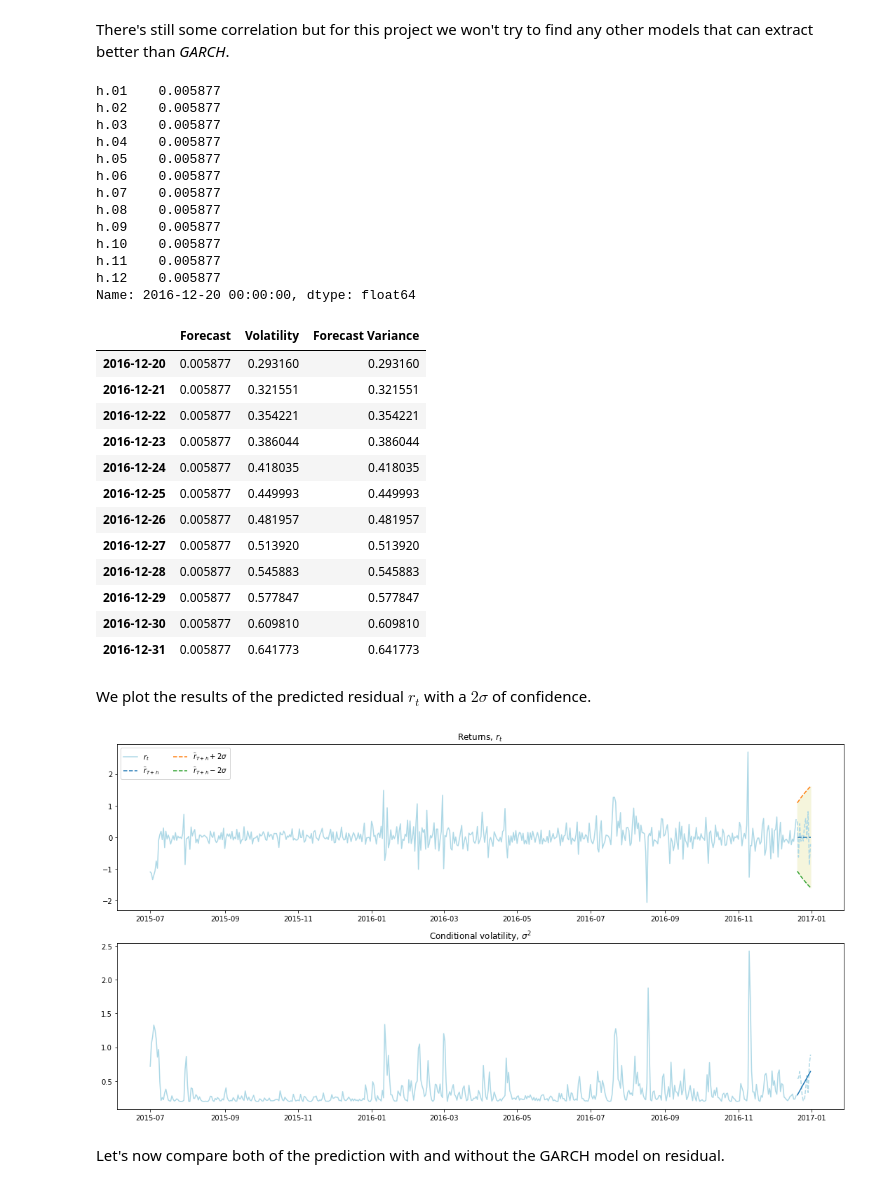
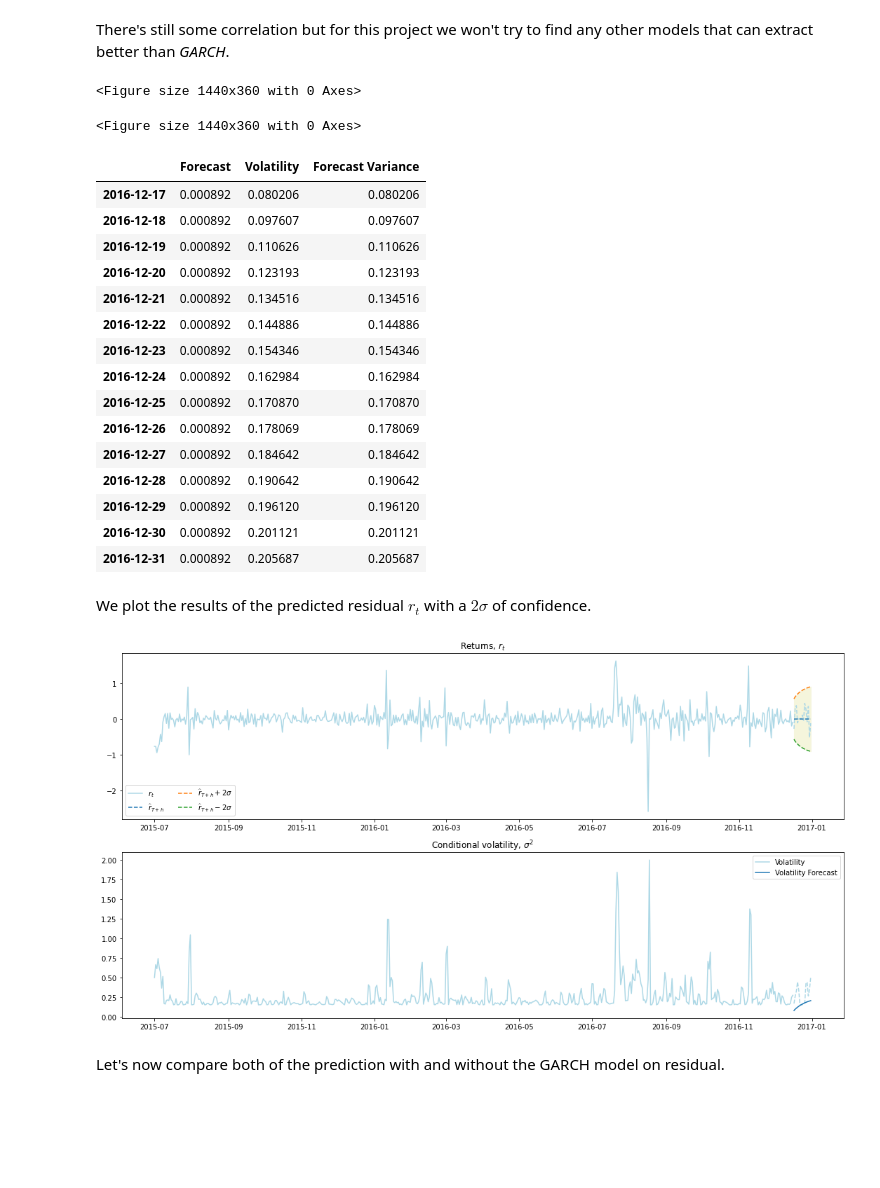
Before and after one commit to CamposCarvalhoC/web-traffic-forecast, a Jupyter notebook: simple_model.ipynb, the cells around one changed output. Saved outputs shown, nothing was run; the diff lists cells and outputs as text; code cells hidden in the pictures; blank space fills up the shorter version.

```diff
--- a/simple_model.ipynb
+++ b/simple_model.ipynb
@@ -410,7 +409,7 @@ There's now a correlation shown in both plots at $lag=1$.
 # %%
 # define model
 mdl_garch = arch.univariate.ConstantMean(resid)
-mdl_garch.volatility = arch.univariate.GARCH(2, 0, 2)
+mdl_garch.volatility = arch.univariate.GARCH(1, 0, 1)
 mdl_garch.distribution = arch.univariate.Normal()
 # %%
 # fit model
@@ -467,23 +475,14 @@ plt.show()
 # %% [markdown]
 There's still some correlation but for this project we won't try to find any other models that can extract better than *GARCH*.
 # %%
-STEP_AHEAD = 12
+STEP_AHEAD = 15
 mdl_forcs = mdl_garch_fit.forecast(start=series.index[-STEP_AHEAD],horizon = STEP_AHEAD,reindex=False)
 mdl_forcs.mean.iloc[0]
+
+plt.figure(figsize=(20,5))
 # %% [output]
-h.01    0.005877
-h.02    0.005877
-h.03    0.005877
-h.04    0.005877
-h.05    0.005877
-h.06    0.005877
-h.07    0.005877
-h.08    0.005877
-h.09    0.005877
-h.10    0.005877
-h.11    0.005877
-h.12    0.005877
-Name: 2016-12-20 00:00:00, dtype: float64
+<Figure size 1440x360 with 0 Axes>
+<Figure size 1440x360 with 0 Axes>
 # %%
 forc_mean = pd.Series(mdl_forcs.mean.iloc[0].dropna().squeeze())
 forc_mean.index = series.index[-STEP_AHEAD:]
@@ -496,46 +495,48 @@ mean_error.index = forc_mean.index
 pd.DataFrame([forc_mean, volatility_mean, mean_error], index = ["Forecast", "Volatility", "Forecast Variance"]).T
 # %% [output]
 |  | Forecast | Volatility | Forecast Variance |
-| 2016-12-20 | 0.005877 | 0.293160 | 0.293160 |
-| 2016-12-21 | 0.005877 | 0.321551 | 0.321551 |
-| 2016-12-22 | 0.005877 | 0.354221 | 0.354221 |
-| 2016-12-23 | 0.005877 | 0.386044 | 0.386044 |
-| 2016-12-24 | 0.005877 | 0.418035 | 0.418035 |
-| 2016-12-25 | 0.005877 | 0.449993 | 0.449993 |
-| 2016-12-26 | 0.005877 | 0.481957 | 0.481957 |
-| 2016-12-27 | 0.005877 | 0.513920 | 0.513920 |
-| 2016-12-28 | 0.005877 | 0.545883 | 0.545883 |
-| 2016-12-29 | 0.005877 | 0.577847 | 0.577847 |
-| 2016-12-30 | 0.005877 | 0.609810 | 0.609810 |
-| 2016-12-31 | 0.005877 | 0.641773 | 0.641773 |
+| 2016-12-17 | 0.000892 | 0.080206 | 0.080206 |
+| 2016-12-18 | 0.000892 | 0.097607 | 0.097607 |
+| 2016-12-19 | 0.000892 | 0.110626 | 0.110626 |
+| 2016-12-20 | 0.000892 | 0.123193 | 0.123193 |
+| 2016-12-21 | 0.000892 | 0.134516 | 0.134516 |
+| 2016-12-22 | 0.000892 | 0.144886 | 0.144886 |
+| 2016-12-23 | 0.000892 | 0.154346 | 0.154346 |
+| 2016-12-24 | 0.000892 | 0.162984 | 0.162984 |
+| 2016-12-25 | 0.000892 | 0.170870 | 0.170870 |
+| 2016-12-26 | 0.000892 | 0.178069 | 0.178069 |
+| 2016-12-27 | 0.000892 | 0.184642 | 0.184642 |
+| 2016-12-28 | 0.000892 | 0.190642 | 0.190642 |
+| 2016-12-29 | 0.000892 | 0.196120 | 0.196120 |
+| 2016-12-30 | 0.000892 | 0.201121 | 0.201121 |
+| 2016-12-31 | 0.000892 | 0.205687 | 0.205687 |
 # %% [markdown]
 We plot the results of the predicted residual $r_t$ with a $2\sigma$ of confidence.
 # %%
-
-
 fig = plt.figure(figsize = (15, 8))
 ax1 = fig.add_subplot(211)
 ax1.plot(series.index[:-STEP_AHEAD],resid[:-STEP_AHEAD], '-',color='lightblue',label = "$r_t$")
 ax1.plot(series.index[-STEP_AHEAD:],resid[-STEP_AHEAD:], '--',color='lightblue')
 ax1.plot(forc_mean, linestyle ="--", label = "$\widehat{r}_{T+h}$")
 ax1.plot(forc_mean + 2 * np.sqrt(mean_error), linestyle = "--", label = "$\widehat{r}_{T+h} + 2 \sigma$")
 ax1.plot(forc_mean - 2 * np.sqrt(mean_error), linestyle = "--", label = "$\widehat{r}_{T+h} - 2 \sigma$")
 ax1.fill_between(forc_mean.index, forc_mean - 2 * np.sqrt(mean_error), forc_mean + 2 * np.sqrt(mean_error), color = "beige")
 #
 plt.legend(ncol = 2)
 plt.title("Returns, $r_t$")
 #
 #
 ax2 = fig.add_subplot(212)
 ax2.plot(series.index[:-STEP_AHEAD],mdl_garch_fit.conditional_volatility[:-STEP_AHEAD], '-',color='lightblue',label = "Volatility")
 ax2.plot(series.index[-STEP_AHEAD:],mdl_garch_fit.conditional_volatility[-STEP_AHEAD:], '--',color='lightblue')
 ax2.plot(volatility_mean, label = "Volatility Forecast")
+ax2.legend()
 #
 plt.title("Conditional volatility, $\sigma^2$")
 plt.tight_layout()
 plt.show()
 # %% [output]
-[figure, old version]
+[figure, new version]
 # %% [markdown]
 Let's now compare both of the prediction with and without the GARCH model on residual.
 # %%
```
Also changed, not shown: parts of 27 cells of this notebook, 1 other file.
